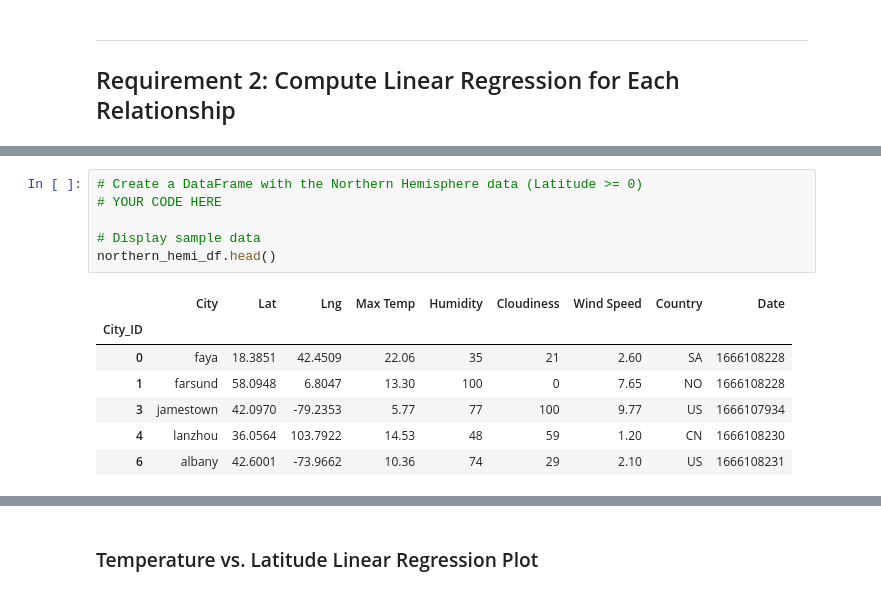
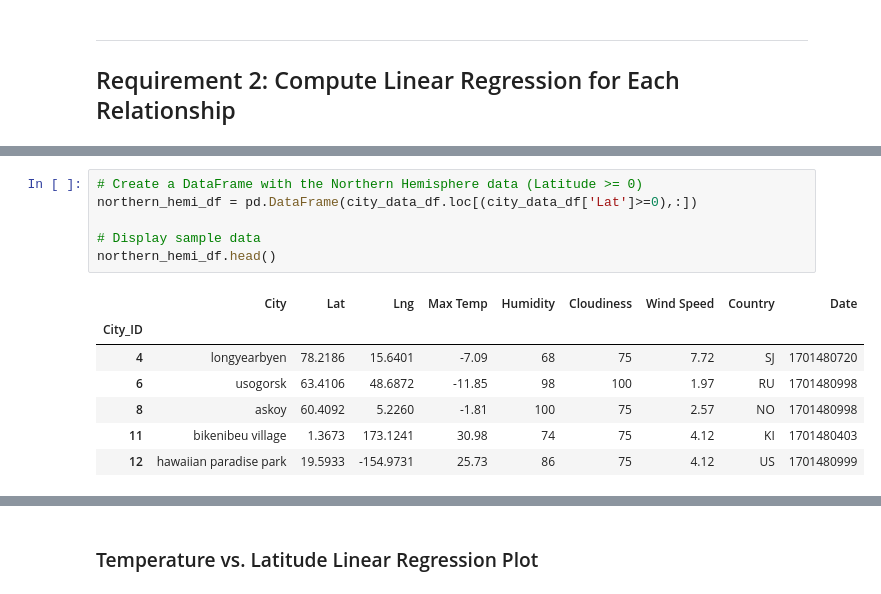
Before and after one commit to ryandenninger7/python-api-challenge, a Jupyter notebook: WeatherPy/WeatherPy.ipynb, the cells around one changed output, grey strips where cells are left out. Saved outputs shown, nothing was run; the diff lists cells and outputs as text.

```diff
--- a/WeatherPy/WeatherPy.ipynb
+++ b/WeatherPy/WeatherPy.ipynb
@@ -270,16 +296,16 @@ plt.show()
 # %%
 # Create a DataFrame with the Northern Hemisphere data (Latitude >= 0)
-# YOUR CODE HERE
+northern_hemi_df = pd.DataFrame(city_data_df.loc[(city_data_df['Lat']>=0),:])
 
 # Display sample data
 northern_hemi_df.head()
 # %% [output]
 |  | City | Lat | Lng | Max Temp | Humidity | Cloudiness | Wind Speed | Country | Date |
 | City_ID |  |  |  |  |  |  |  |  |  |
-| 0 | faya | 18.3851 | 42.4509 | 22.06 | 35 | 21 | 2.60 | SA | 1666108228 |
-| 1 | farsund | 58.0948 | 6.8047 | 13.30 | 100 | 0 | 7.65 | NO | 1666108228 |
-| 3 | jamestown | 42.0970 | -79.2353 | 5.77 | 77 | 100 | 9.77 | US | 1666107934 |
-| 4 | lanzhou | 36.0564 | 103.7922 | 14.53 | 48 | 59 | 1.20 | CN | 1666108230 |
-| 6 | albany | 42.6001 | -73.9662 | 10.36 | 74 | 29 | 2.10 | US | 1666108231 |
+| 4 | longyearbyen | 78.2186 | 15.6401 | -7.09 | 68 | 75 | 7.72 | SJ | 1701480720 |
+| 6 | usogorsk | 63.4106 | 48.6872 | -11.85 | 98 | 100 | 1.97 | RU | 1701480998 |
+| 8 | askoy | 60.4092 | 5.2260 | -1.81 | 100 | 75 | 2.57 | NO | 1701480998 |
+| 11 | bikenibeu village | 1.3673 | 173.1241 | 30.98 | 74 | 75 | 4.12 | KI | 1701480403 |
+| 12 | hawaiian paradise park | 19.5933 | -154.9731 | 25.73 | 86 | 75 | 4.12 | US | 1701480999 |
 # %%
 # Create a DataFrame with the Southern Hemisphere data (Latitude < 0)
```
Also changed, not shown: parts of 9 cells of this notebook, 2 other files.
